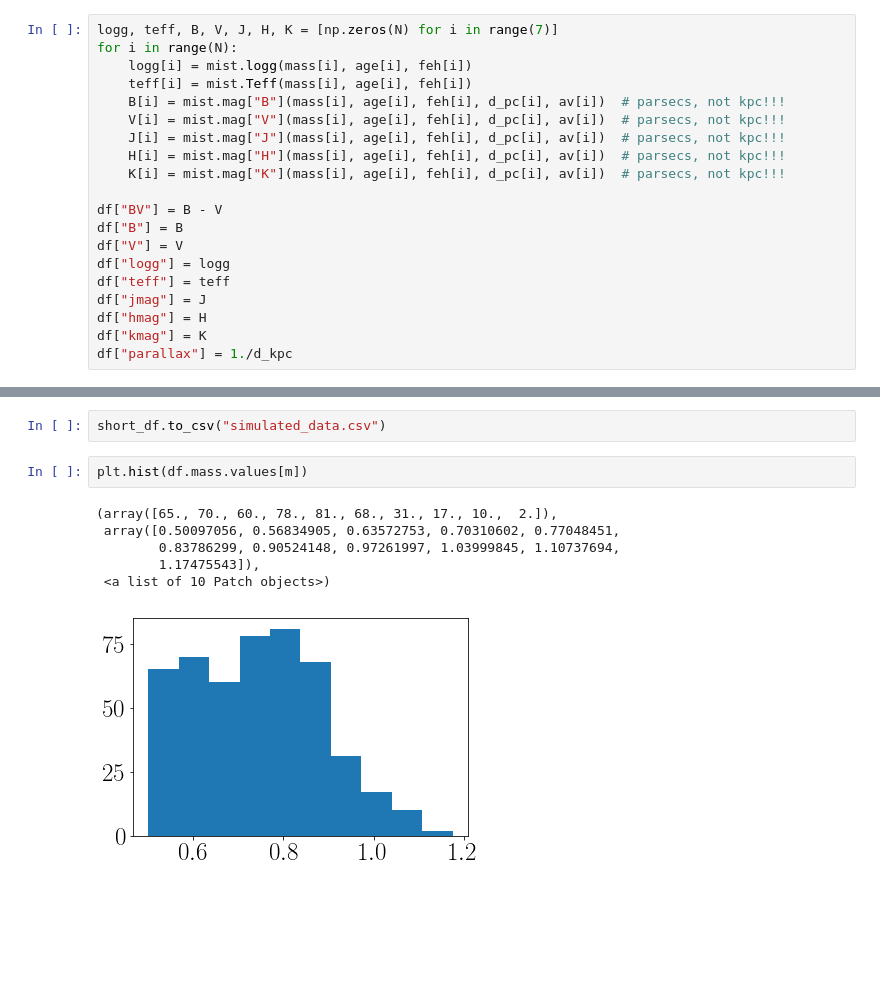
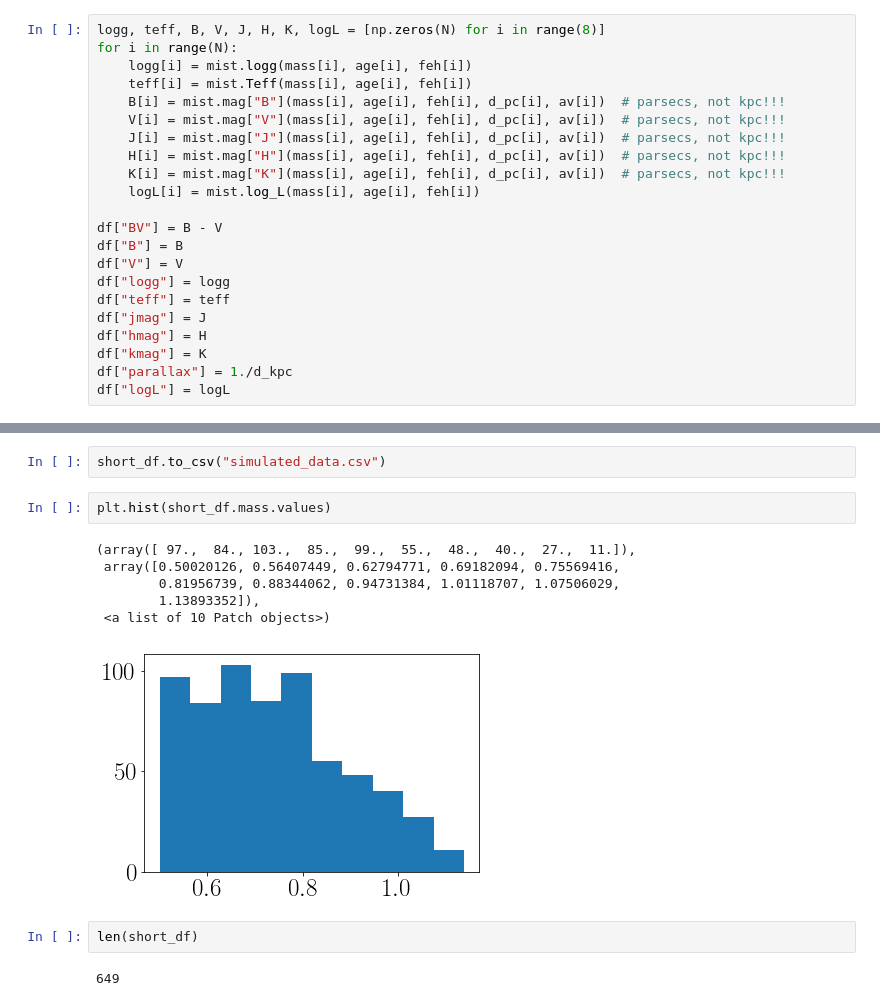
Before and after one commit to RuthAngus/stardate, a Jupyter notebook: code/Simulate_data.ipynb, the cells around one changed output, grey strips where cells are left out. Saved outputs shown, nothing was run; the diff lists cells and outputs as text; blank space fills up the shorter version.

```diff
--- a/code/Simulate_data.ipynb
+++ b/code/Simulate_data.ipynb
@@ -62,7 +62,7 @@ Neither model gets the B-V of the Sun (0.65) correct.
 # %% [markdown]
 Use isochrones model to predict Teff, feh_obs, m_j, m_h, m_k, m_B, m_V, logg and parallax. Use Gyrochronology model to predict rotation period from age and B-V.
 # %%
-logg, teff, B, V, J, H, K = [np.zeros(N) for i in range(7)]
+logg, teff, B, V, J, H, K, logL = [np.zeros(N) for i in range(8)]
 for i in range(N):
     logg[i] = mist.logg(mass[i], age[i], feh[i])
     teff[i] = mist.Teff(mass[i], age[i], feh[i])
@@ -71,6 +71,7 @@ for i in range(N):
     J[i] = mist.mag["J"](mass[i], age[i], feh[i], d_pc[i], av[i])  # parsecs, not kpc!!!
     H[i] = mist.mag["H"](mass[i], age[i], feh[i], d_pc[i], av[i])  # parsecs, not kpc!!!
     K[i] = mist.mag["K"](mass[i], age[i], feh[i], d_pc[i], av[i])  # parsecs, not kpc!!!
+    logL[i] = mist.log_L(mass[i], age[i], feh[i])
 
 df["BV"] = B - V
 df["B"] = B
@@ -81,3 +82,4 @@ df["jmag"] = J
 df["hmag"] = H
 df["kmag"] = K
 df["parallax"] = 1./d_kpc
+df["logL"] = logL
@@ -195,11 +199,15 @@ Save simulated data file.
 # %%
 short_df.to_csv("simulated_data.csv")
 # %%
-plt.hist(df.mass.values[m])
+plt.hist(short_df.mass.values)
 # %% [output]
-(array([65., 70., 60., 78., 81., 68., 31., 17., 10.,  2.]),
- array([0.50097056, 0.56834905, 0.63572753, 0.70310602, 0.77048451,
-        0.83786299, 0.90524148, 0.97261997, 1.03999845, 1.10737694,
-        1.17475543]),
+(array([ 97.,  84., 103.,  85.,  99.,  55.,  48.,  40.,  27.,  11.]),
+ array([0.50020126, 0.56407449, 0.62794771, 0.69182094, 0.75569416,
+        0.81956739, 0.88344062, 0.94731384, 1.01118707, 1.07506029,
+        1.13893352]),
  <a list of 10 Patch objects>)
-[figure, old version]
+[figure, new version]
+# %%
+len(short_df)
+# %% [output]
+649
```
Also changed, not shown: parts of 1 cell of this notebook, 1 other file.
